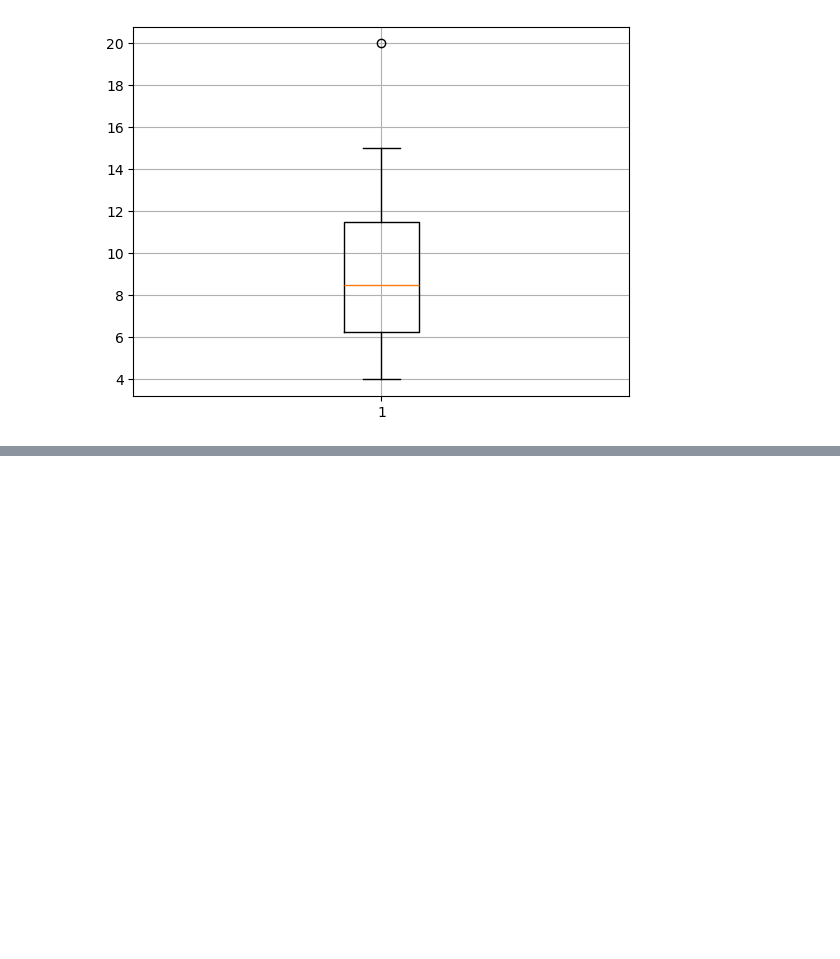
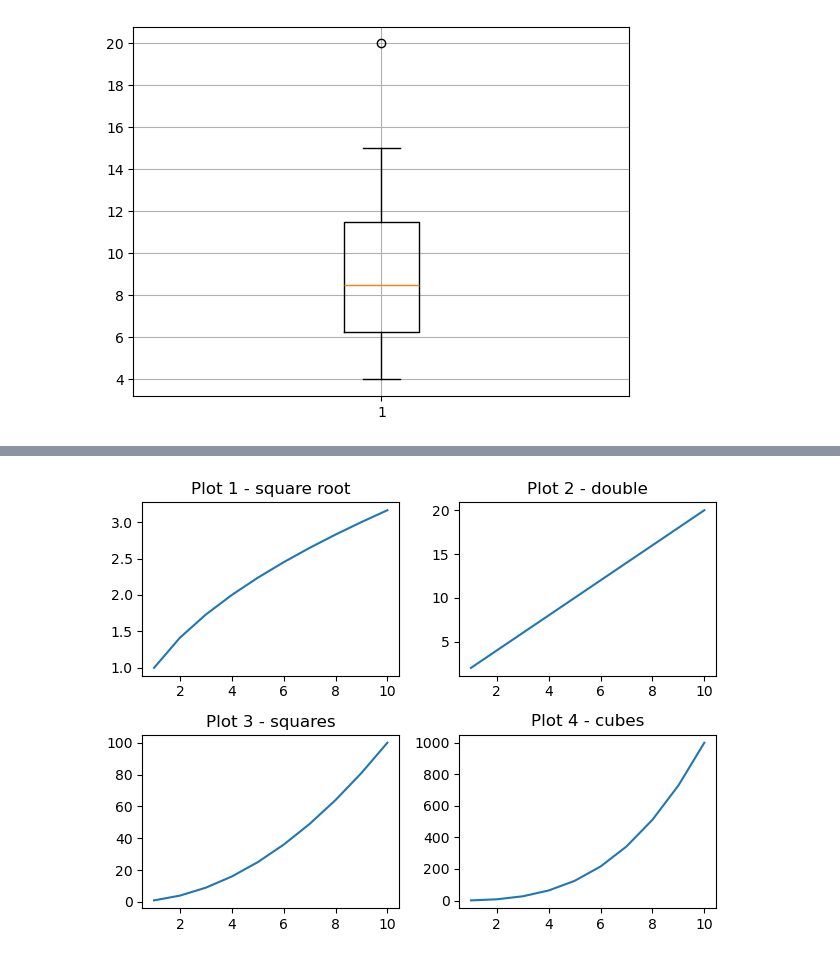
Before and after one commit to khizer08/My_learning, a Jupyter notebook: AIML/data_visualization/data_visualization_part_02/matplotlib_tuitorial.ipynb, the cells around one changed output, grey strips where cells are left out. Saved outputs shown, nothing was run; the diff lists cells and outputs as text; code cells hidden in the pictures; blank space fills up the shorter version.

```diff
--- a/AIML/data_visualization/data_visualization_part_02/matplotlib_tuitorial.ipynb
+++ b/AIML/data_visualization/data_visualization_part_02/matplotlib_tuitorial.ipynb
@@ -111,0 +142,33 @@ plt.grid(True)
+# %%
+# Subplots
+x = [1, 2, 3, 4, 5, 6, 7, 8, 9, 10]
+y1 = [np.sqrt(i) for i in x ] # square roots
+y2 = [i * 2 for i in x] # double
+y3 = [i ** 2 for i in x] # squares
+y4 = [i ** 3 for i in x] # cubes
+
+
+# First subplot
+plt.subplot(2, 2, 1)  # 1st row, 1st column, 1st plot
+plt.plot(x, y1)
+plt.title("Plot 1 - square root")
+
+# Second subplot
+plt.subplot(2, 2, 2)  # 1st row, 2nd column, 2nd plot
+plt.plot(x, y2)
+plt.title("Plot 2 - double")
+
+# Third subplot
+plt.subplot(2, 2, 3)  # 2nd row, 1st column, 3rd plot
+plt.plot(x, y3)
+plt.title("Plot 3 - squares")
+
+# Fourth subplot
+plt.subplot(2, 2, 4)  # 2nd row, 2nd column, 4th plot
+plt.plot(x, y4)
+plt.title("Plot 4 - cubes")
+
+plt.tight_layout()
+plt.show()
+# %% [output]
+[figure, added]
```
Also changed, not shown: parts of 4 cells of this notebook, 3 other files.
